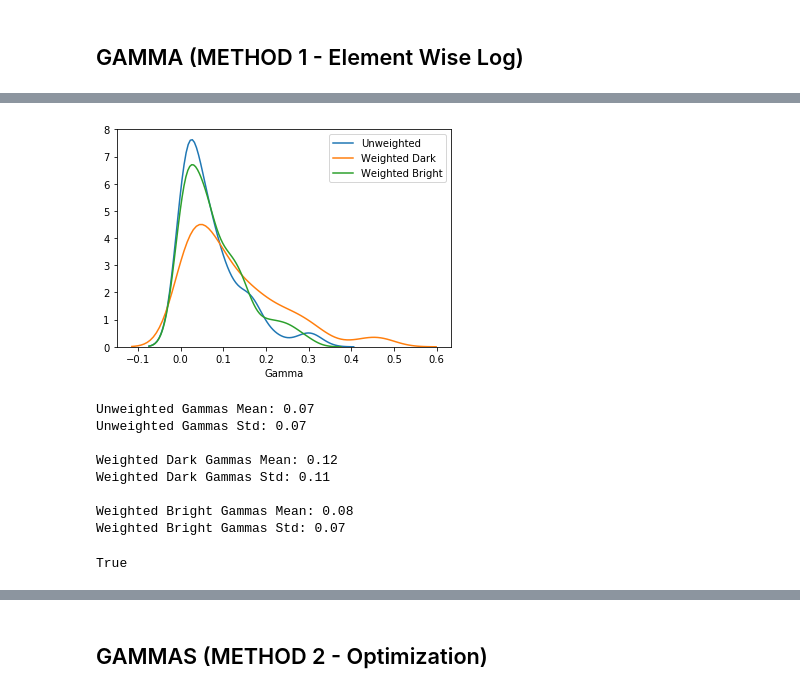
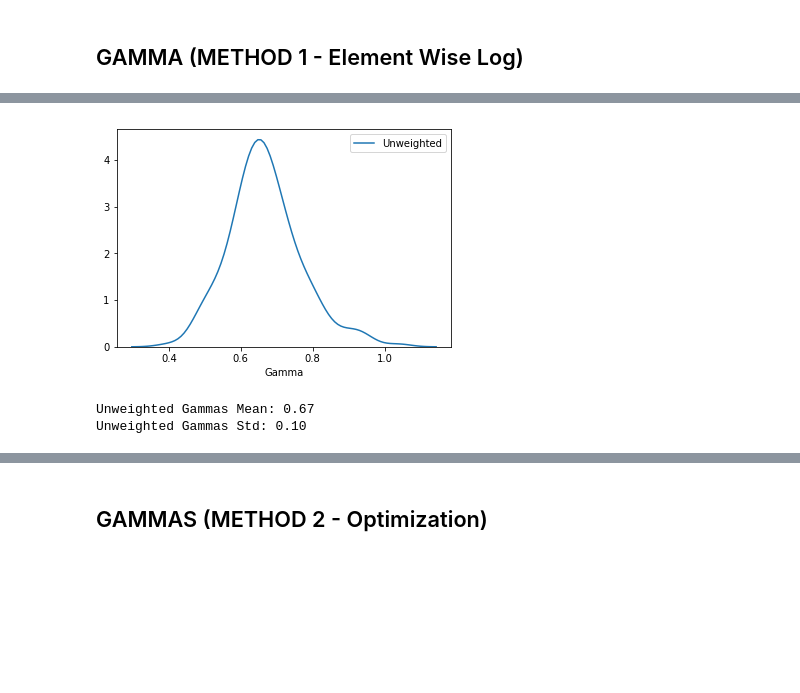
Before and after one commit to nalin1096/CS7180, a Jupyter notebook: simulating_low_light/Simulation Variables.ipynb, the cells around one changed output, grey strips where cells are left out. Cells and saved outputs as stored; diff of their text form; code cells hidden in the pictures; blank space fills up the shorter version.

```diff
--- a/simulating_low_light/Simulation Variables.ipynb
+++ b/simulating_low_light/Simulation Variables.ipynb
@@ -57,4 +58,4 @@ def get_images():
     return image_paths, images
 # %%
 # Comment out the next line if you want to use pickle files
-image_paths, images = get_images()
+# image_paths, images = get_images()
@@ -84,0 +129,32 @@ Total Time Elapsed: 739.85s
+# %%
+distortions = []
+
+start_time = time.time()
+for idx, (bright, dark, bl) in enumerate(zip(images['bright'], \
+                                                    images['dark'], black_levels)):
+
+    bright = apply_black_level(bright, bl)
+
+    ratio_matrix = np.divide(dark, bright, out=np.zeros_like(dark, dtype=np.float32), where=bright!=0)
+    if not np.any(dark[:, :, 0]>10):
+        blue = 0.0
+    else:
+        blue = np.average(ratio_matrix[:, :, 0][dark[:, :, 0]>10])
+
+    if not np.any(dark[:, :, 1]>10):
+        green = 0.0
+    else:
+        green = np.average(ratio_matrix[:, :, 1][dark[:, :, 1]>10])
+
+    if not np.any(dark[:, :, 2]>10):
+        red = 0.0
+    else:
+        red = np.average(ratio_matrix[:, :, 2][dark[:, :, 2]>10])
+
+
+    distortions.append({'blue': blue, 'green': green, 'red': red})
+
+    print('Image Set {} \t Blue: {:.2f}   Green: {:.2f}   Red: {:.2f}'.format(idx+1, blue, green, red))
+
+elapsed_time = time.time() - start_time
+print('Total Time Elapsed: {:.2f}s'.format(elapsed_time))
@@ -142,35 +276,29 @@ Total Time Elapsed: 1859.27s
+# %%
+gammas_nanmean = np.nanmean(unweighted_image_gammas)
+nan_ids = np.where(np.isnan(unweighted_image_gammas))[0]
+unweighted_image_gammas = np.array(unweighted_image_gammas)
+np.put(unweighted_image_gammas, nan_ids, gammas_nanmean)
+print(unweighted_image_gammas)
 # %%
 sns.distplot(unweighted_image_gammas, hist=False, label='Unweighted')
-sns.distplot(weighted_d_image_gammas, hist=False, label='Weighted Dark')
-sns.distplot(weighted_b_image_gammas, hist=False, label='Weighted Bright')
+# sns.distplot(weighted_d_image_gammas, hist=False, label='Weighted Dark')
+# sns.distplot(weighted_b_image_gammas, hist=False, label='Weighted Bright')
 plt.xlabel('Gamma')
 plt.legend()
 plt.show()
 # %% [output]
-[figure, old version]
+[figure, new version]
 # %%
 print("Unweighted Gammas Mean: {:.2f}".format(np.mean(unweighted_image_gammas)))
 print("Unweighted Gammas Std: {:.2f}".format(np.std(unweighted_image_gammas)))
 print()
 
-print("Weighted Dark Gammas Mean: {:.2f}".format(np.mean(weighted_d_image_gammas)))
-print("Weighted Dark Gammas Std: {:.2f}".format(np.std(weighted_d_image_gammas)))
-print()
+# print("Weighted Dark Gammas Mean: {:.2f}".format(np.mean(weighted_d_image_gammas)))
+# print("Weighted Dark Gammas Std: {:.2f}".format(np.std(weighted_d_image_gammas)))
+# print()
 
-print("Weighted Bright Gammas Mean: {:.2f}".format(np.mean(weighted_b_image_gammas)))
-print("Weighted Bright Gammas Std: {:.2f}".format(np.std(weighted_b_image_gammas)))
+# print("Weighted Bright Gammas Mean: {:.2f}".format(np.mean(weighted_b_image_gammas)))
+# print("Weighted Bright Gammas Std: {:.2f}".format(np.std(weighted_b_image_gammas)))
 # %% [output]
-Unweighted Gammas Mean: 0.07
-Unweighted Gammas Std: 0.07
-
-Weighted Dark Gammas Mean: 0.12
-Weighted Dark Gammas Std: 0.11
-
-Weighted Bright Gammas Mean: 0.08
-Weighted Bright Gammas Std: 0.07
+Unweighted Gammas Mean: 0.67
+Unweighted Gammas Std: 0.10
-# %%
-cv2.imwrite('./ex1.png', images['dark'][8])
-cv2.imwrite('./ex2.png', images['bright'][8])
-cv2.imwrite('./ex3.png', images['bright'][8]**0.2)
-# %% [output]
-True
```
Also changed, not shown: parts of 27 cells of this notebook, 2 other files.
